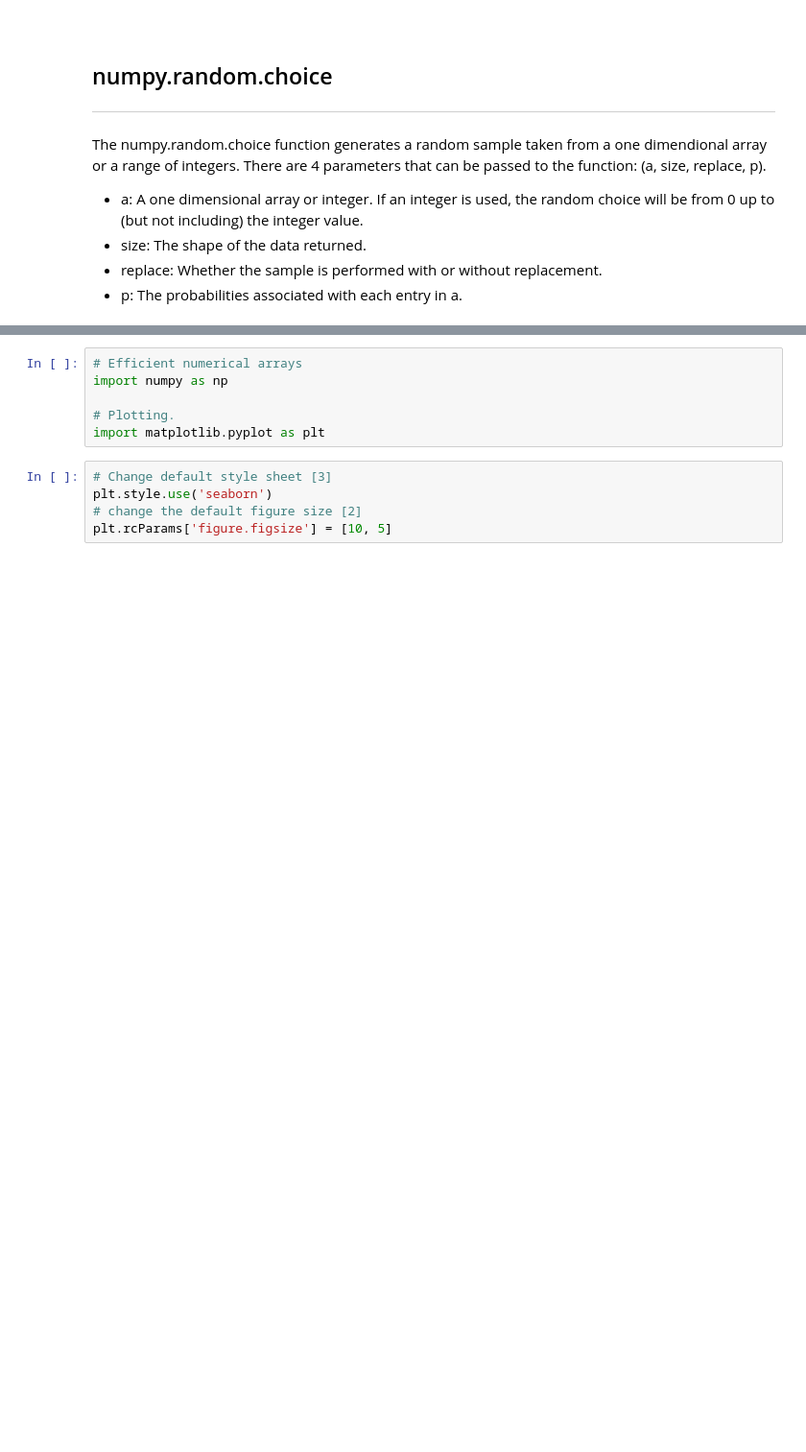
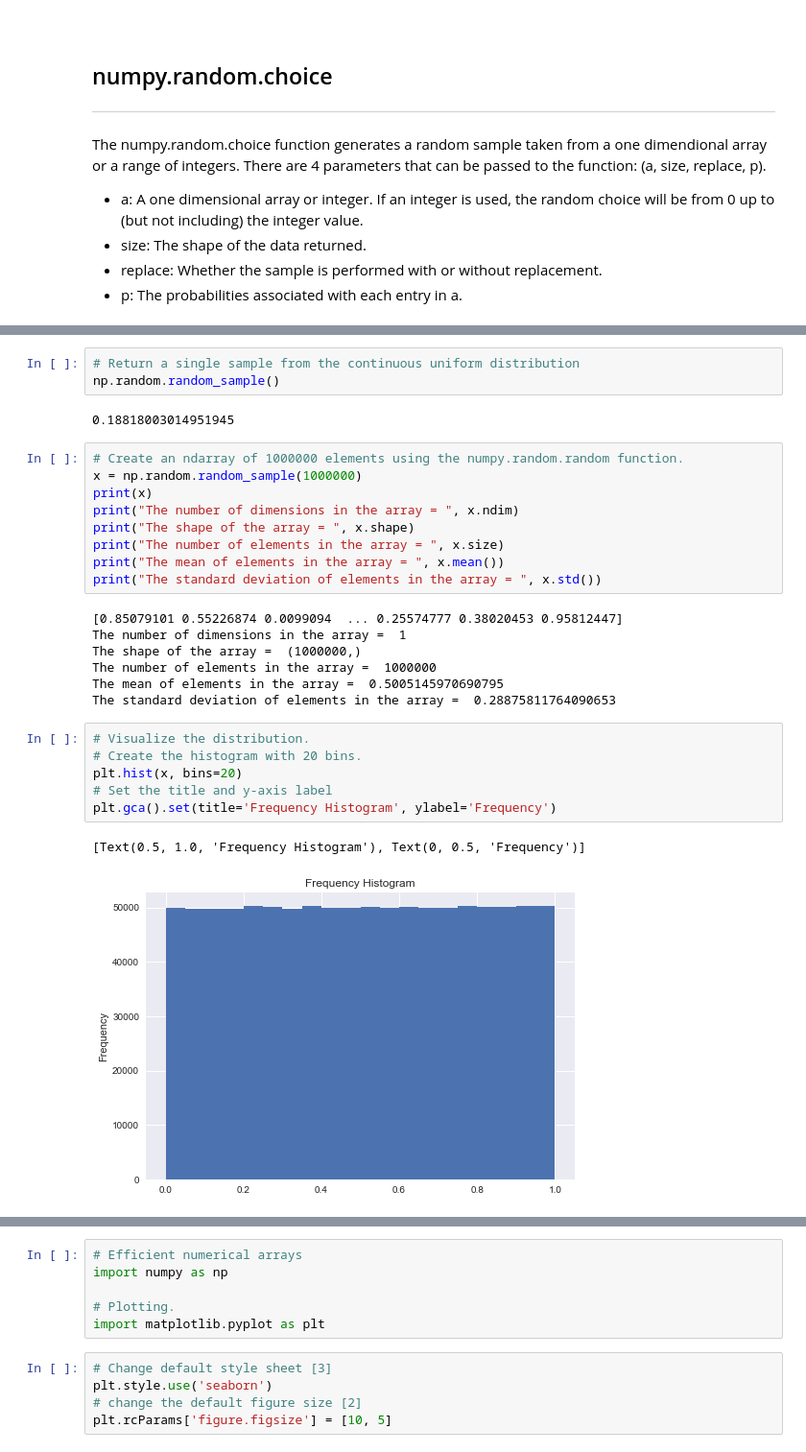
Before and after one commit to Sam-Tracey/numpy-random, a Jupyter notebook: numpy-random.ipynb, the cells around one changed output, grey strips where cells are left out. Shown: that part at 96% size. Drawn from its saved outputs; the diff is of its cells as text; blank space fills up the shorter version.

```diff
--- a/numpy-random.ipynb
+++ b/numpy-random.ipynb
@@ -323,0 +338,30 @@ print(lottery_numbers)
+# %%
+# Return a single sample from the continuous uniform distribution
+np.random.random_sample()
+# %% [output]
+0.18818003014951945
+# %%
+# Create an ndarray of 1000000 elements using the numpy.random.random function.
+x = np.random.random_sample(1000000)
+print(x)
+print("The number of dimensions in the array = ", x.ndim)
+print("The shape of the array = ", x.shape)
+print("The number of elements in the array = ", x.size)
+print("The mean of elements in the array = ", x.mean())
+print("The standard deviation of elements in the array = ", x.std())
+# %% [output]
+[0.85079101 0.55226874 0.0099094  ... 0.25574777 0.38020453 0.95812447]
+The number of dimensions in the array =  1
+The shape of the array =  (1000000,)
+The number of elements in the array =  1000000
+The mean of elements in the array =  0.5005145970690795
+The standard deviation of elements in the array =  0.28875811764090653
+# %%
+# Visualize the distribution.
+# Create the histogram with 20 bins.
+plt.hist(x, bins=20)
+# Set the title and y-axis label
+plt.gca().set(title='Frequency Histogram', ylabel='Frequency')
+# %% [output]
+[Text(0.5, 1.0, 'Frequency Histogram'), Text(0, 0.5, 'Frequency')]
+[figure, added]
```
Also changed, not shown: parts of 34 cells of this notebook.
